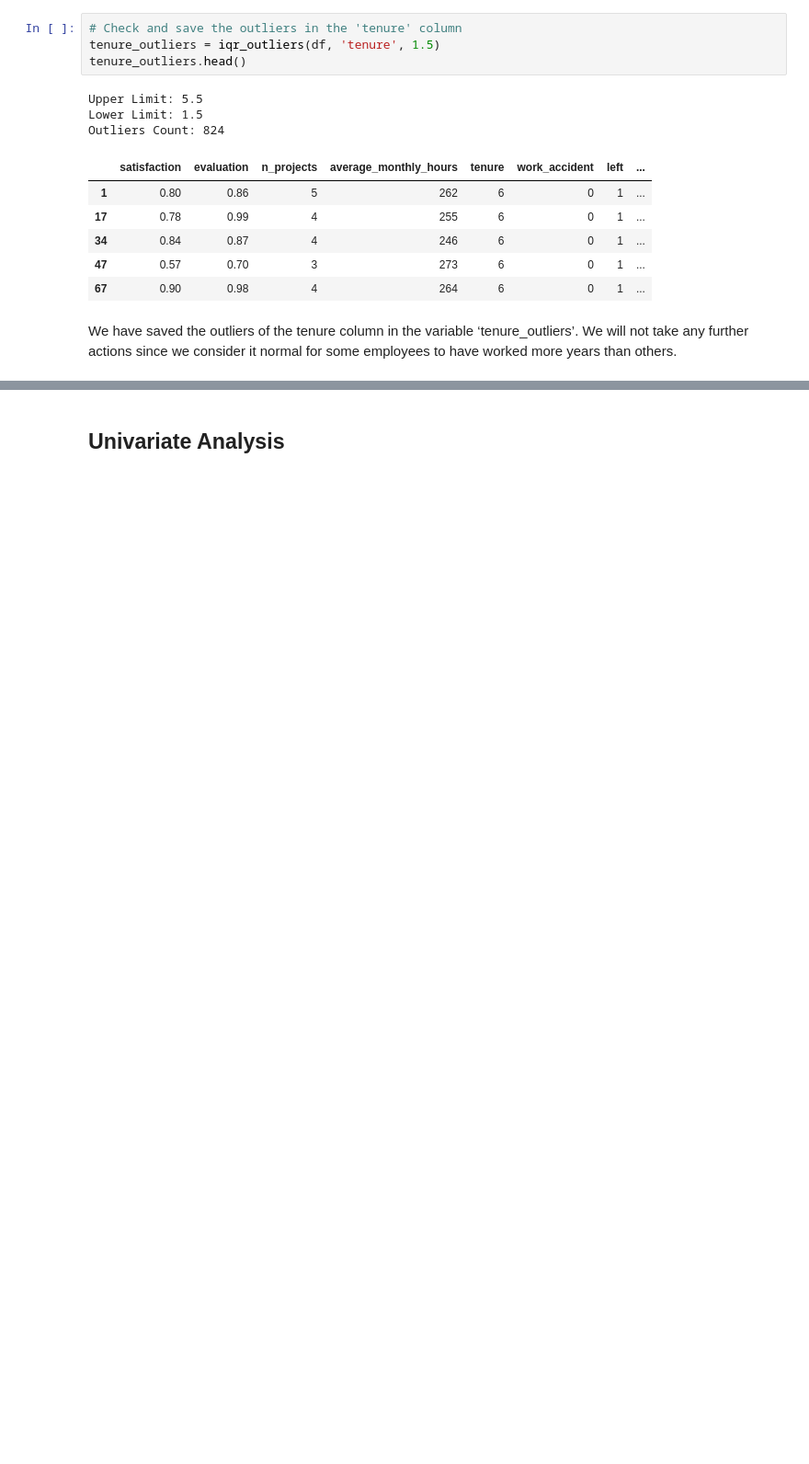
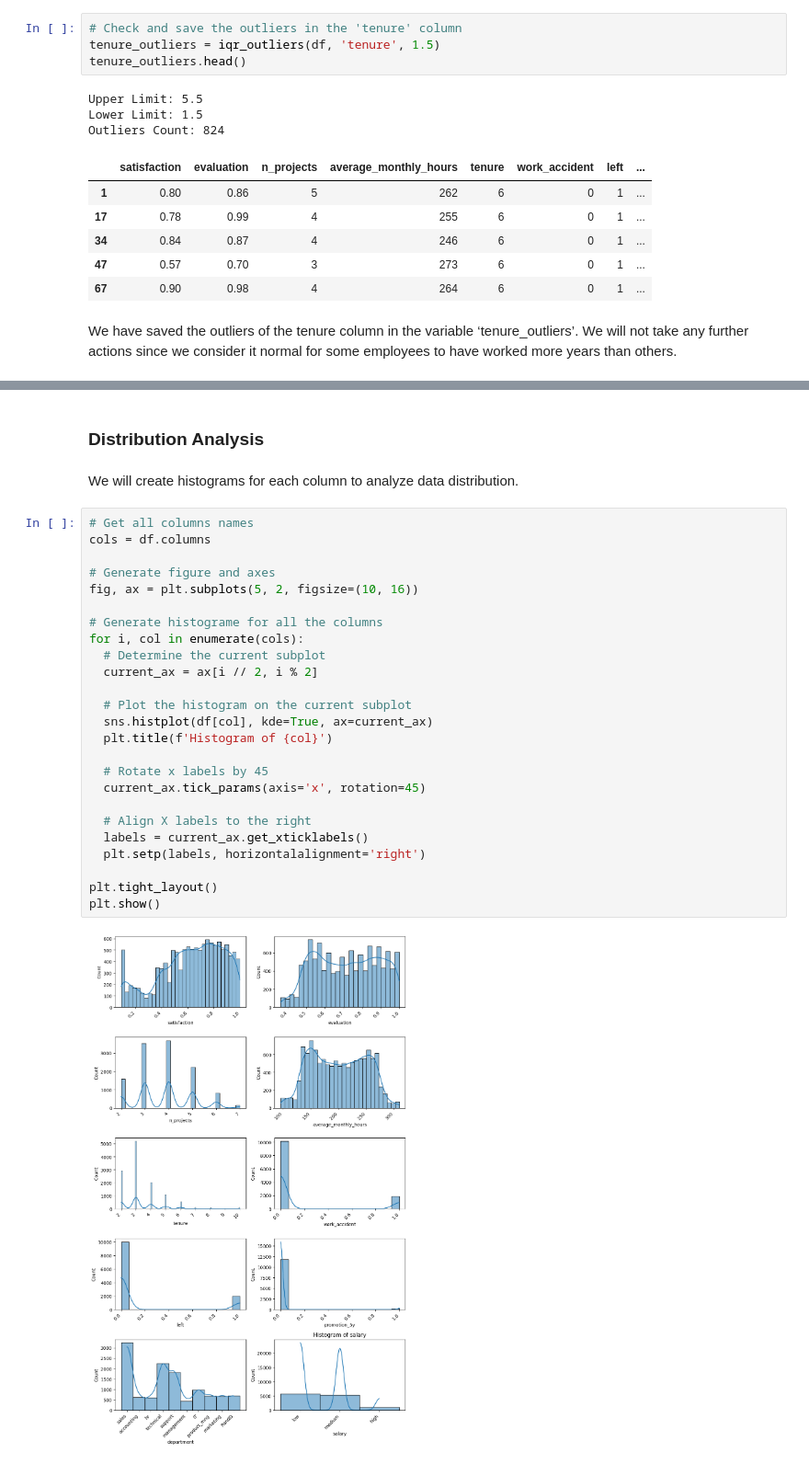
Before and after one commit to a-elgohary/hr_project, a Jupyter notebook: salifort_motors.ipynb, the cells around one changed output, grey strips where cells are left out. Shown at 92% size. Drawn from its saved outputs; the diff is of its cells as text; blank space fills up the shorter version.

Commit message:
Starting Multivariate analysis

```diff
--- a/salifort_motors.ipynb
+++ b/salifort_motors.ipynb
@@ -300,4 +302,33 @@ Some insights from the descriptive statistics:
 
 8. **Promotion in Last 5 Years**: Only about 1.7% of individuals received a promotion in the last five years.
 # %% [markdown]
-## Univariate Analysis
+### Distribution Analysis
+# %% [markdown]
+We will create histograms for each column to analyze data distribution.
+# %%
+# Get all columns names
+cols = df.columns
+
+# Generate figure and axes
+fig, ax = plt.subplots(5, 2, figsize=(10, 16))
+
+# Generate histograme for all the columns
+for i, col in enumerate(cols):
+  # Determine the current subplot
+  current_ax = ax[i // 2, i % 2]
+
+  # Plot the histogram on the current subplot
+  sns.histplot(df[col], kde=True, ax=current_ax)
+  plt.title(f'Histogram of {col}')
+
+  # Rotate x labels by 45
+  current_ax.tick_params(axis='x', rotation=45)
+
+  # Align X labels to the right
+  labels = current_ax.get_xticklabels()
+  plt.setp(labels, horizontalalignment='right')
+
+plt.tight_layout()
+plt.show()
+# %% [output]
+[figure, added]
```
Also changed, not shown: parts of 18 cells of this notebook.
